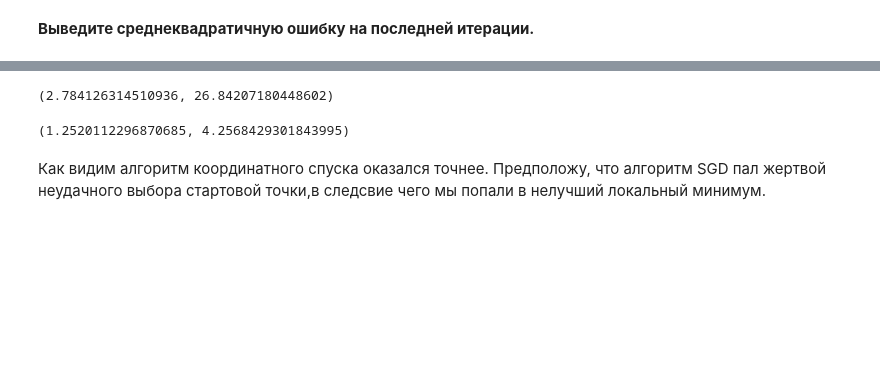
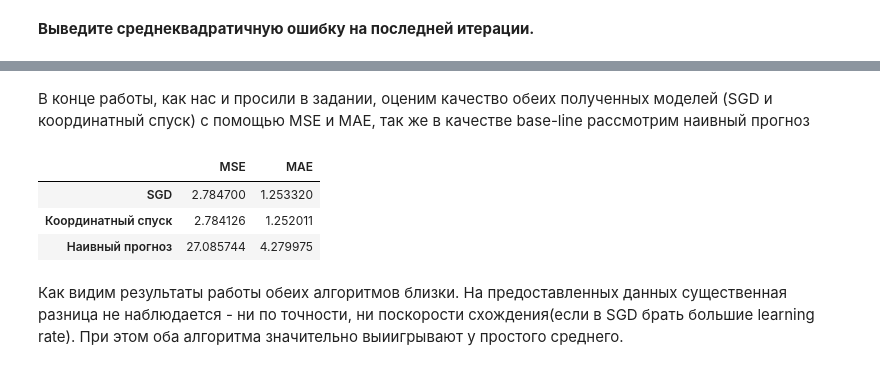
Before and after one commit to IvanovDmitryV/skillfactory_rds, a Jupyter notebook: Unit_5_restart/Практика_Оптимизация.ipynb, the cells around one changed output, grey strips where cells are left out. Cells and saved outputs as stored; diff of their text form; code cells hidden in the pictures; blank space fills up the shorter version.

```diff
--- a/Unit_5_restart/Практика_Оптимизация.ipynb
+++ b/Unit_5_restart/Практика_Оптимизация.ipynb
@@ -226,2 +225,4 @@ plt.xlabel("Номер итерации");
+# %%
+fin_index = np.where(learning_rates== 10**-4)[0][0]
 # %% [markdown]
 **Выведите вектор весов, к которому сошелся метод.**
@@ -233,0 +229,3 @@ array([14.0225    , -0.05545724,  0.06971556,  0.1291125 ])
+# %%
+w_sgd = result[fin_index]
+w_sgd
@@ -242,14 +240,16 @@ errors[-1]
-# %%
-def mae_error(y_true,y_pred):
-    return (abs(y_true - y_pred)).sum()/len(y_true)
-# %%
-mse_error(y,X@w_cd),mse_error(y,X_sgd@w_sgd)
-# %% [output]
-(2.784126314510936, 26.84207180448602)
-# %%
-mae_error(y,X@w_cd),mae_error(y,X_sgd@w_sgd)
-# %% [output]
-(1.2520112296870685, 4.2568429301843995)
-# %% [markdown]
-Как видим алгоритм координатного спуска оказался точнее.
-Предположу, что алгоритм SGD пал жертвой неудачного выбора стартовой точки,в следсвие чего мы попали в нелучший локальный минимум.
+# %% [markdown]
+В конце работы, как нас и просили в задании, оценим качество обеих полученных моделей (SGD и координатный спуск) с помощью MSE и MAE, так же в качестве base-line рассмотрим наивный прогноз
+# %%
+pred_sgd =  X@w_sgd
+
+dt = [[mse_error(y,pred_sgd),mae_error(y,pred_sgd)],
+      [mse_error(y,pred_cd),mae_error(y,pred_cd)],
+      [mse_error(y,pred_naive),mae_error(y,pred_naive)]]
+pd.DataFrame(dt,index = ['SGD','Координатный спуск','Наивный прогноз'],columns=['MSE','MAE'])
+# %% [output]
+|  | MSE | MAE |
+| SGD | 2.784700 | 1.253320 |
+| Координатный спуск | 2.784126 | 1.252011 |
+| Наивный прогноз | 27.085744 | 4.279975 |
+# %% [markdown]
+Как видим результаты работы обеих алгоритмов близки. На предоставленных данных существенная разница не наблюдается - ни по точности, ни поскорости схождения(если в SGD брать большие learning rate). При этом оба алгоритма значительно выиигрывают у простого среднего.
```
Also changed, not shown: parts of 18 cells of this notebook.
